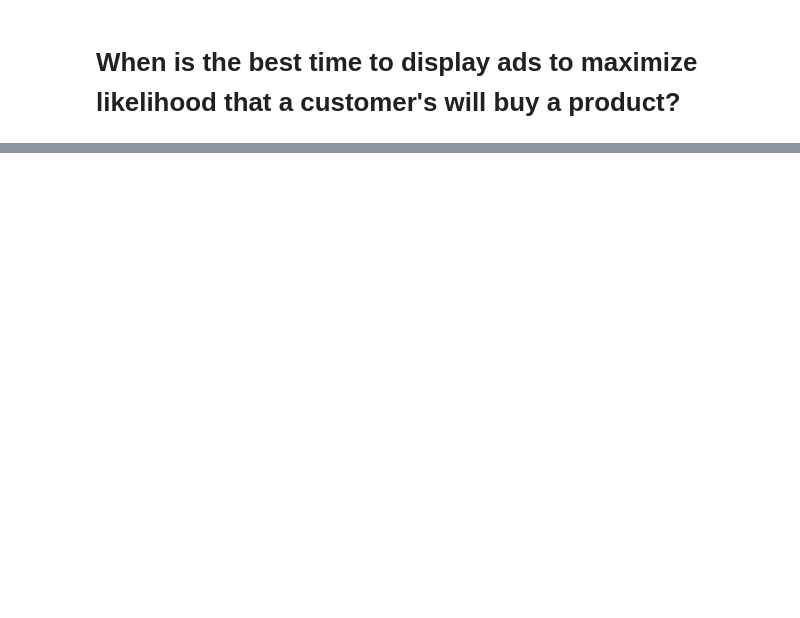
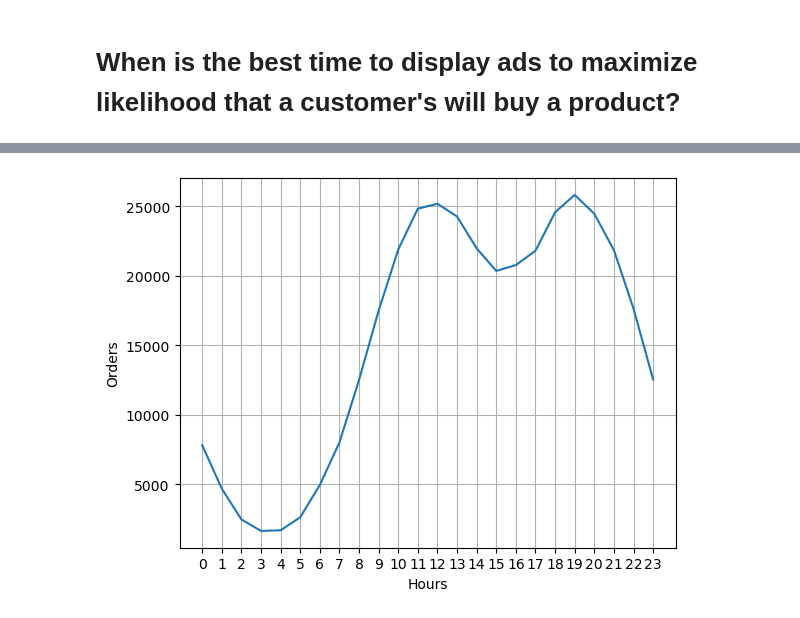
Before and after one commit to bburwinkel0721/Pandas-Data-Science-Tasks, a Jupyter notebook: SalesAnalysis/Analysis.ipynb, the cells around one changed output, grey strips where cells are left out. Drawn from its saved outputs; the diff is of its cells as text; code cells hidden in the pictures; blank space fills up the shorter version.

Commit message:
Finished the ideal ad hours question

```diff
--- a/SalesAnalysis/Analysis.ipynb
+++ b/SalesAnalysis/Analysis.ipynb
@@ -234,3 +235,23 @@ all_data_df.head()
 | 2 | 295667 | USB-C Charging Cable | 1 | 11.95 | 2019-12-12 18:21:00 | 277 Main St, New York City, NY 10001 | 12 | 11.95 | ... |
 | 3 | 295668 | 27in FHD Monitor | 1 | 149.99 | 2019-12-22 15:13:00 | 410 6th St, San Francisco, CA 94016 | 12 | 149.99 | ... |
 | 4 | 295669 | USB-C Charging Cable | 1 | 11.95 | 2019-12-18 12:38:00 | 43 Hill St, Atlanta, GA 30301 | 12 | 11.95 | ... |
+# %%
+# x and y axis values
+x_axis_hours = np.arange(0,24,1)
+y_axis = [value for value in all_data_df.groupby(['Hour']).count()['Order ID']]
+
+# Create a line graph
+plt.plot(x_axis_hours, y_axis)
+
+# Create labels
+plt.xticks(x_axis_hours)
+plt.xlabel('Hours')
+plt.ylabel('Orders')
+
+# Display a grid
+plt.grid()
+
+# Show the graph
+plt.show()
+# %% [output]
+[figure, added]
```
Also changed, not shown: parts of 7 cells of this notebook, 1 other file.
